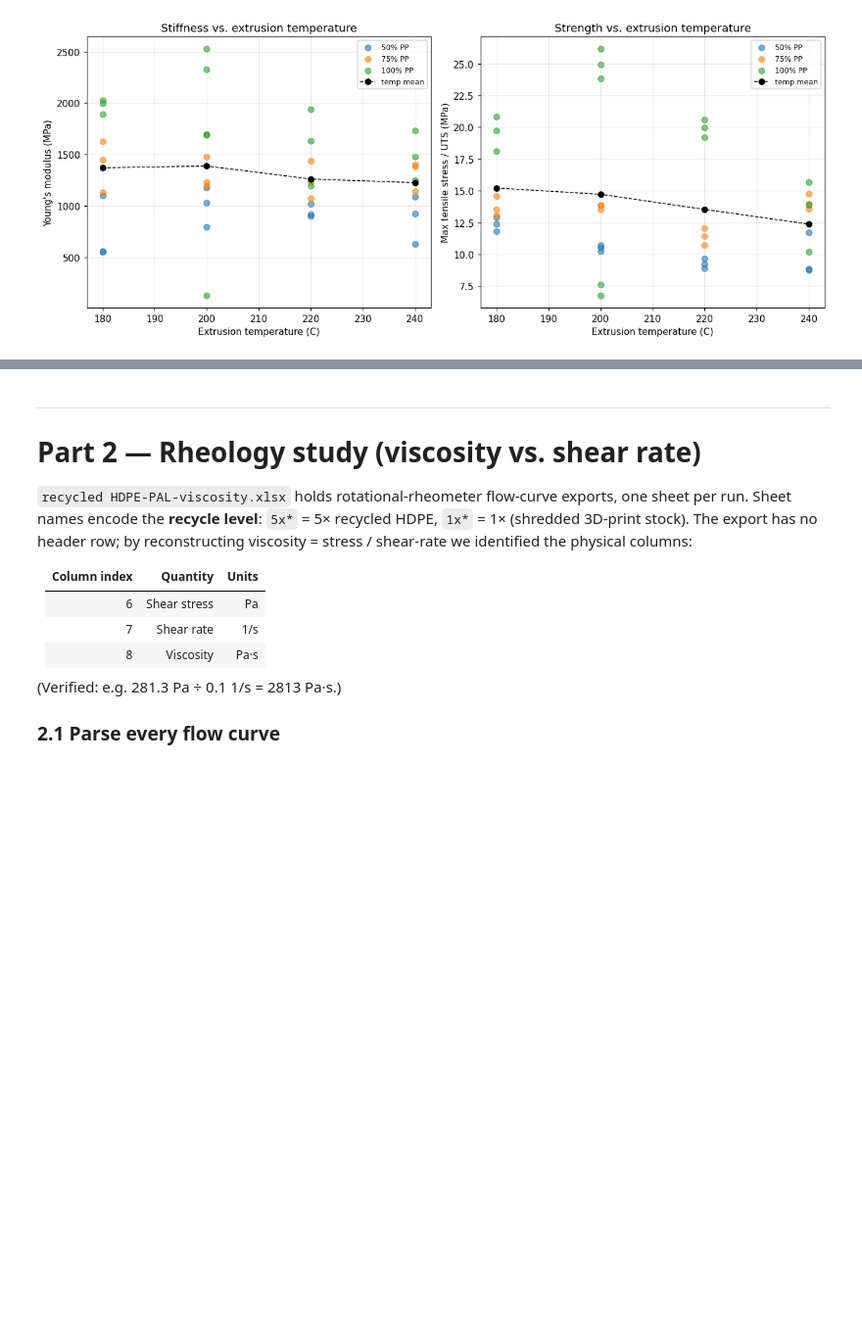
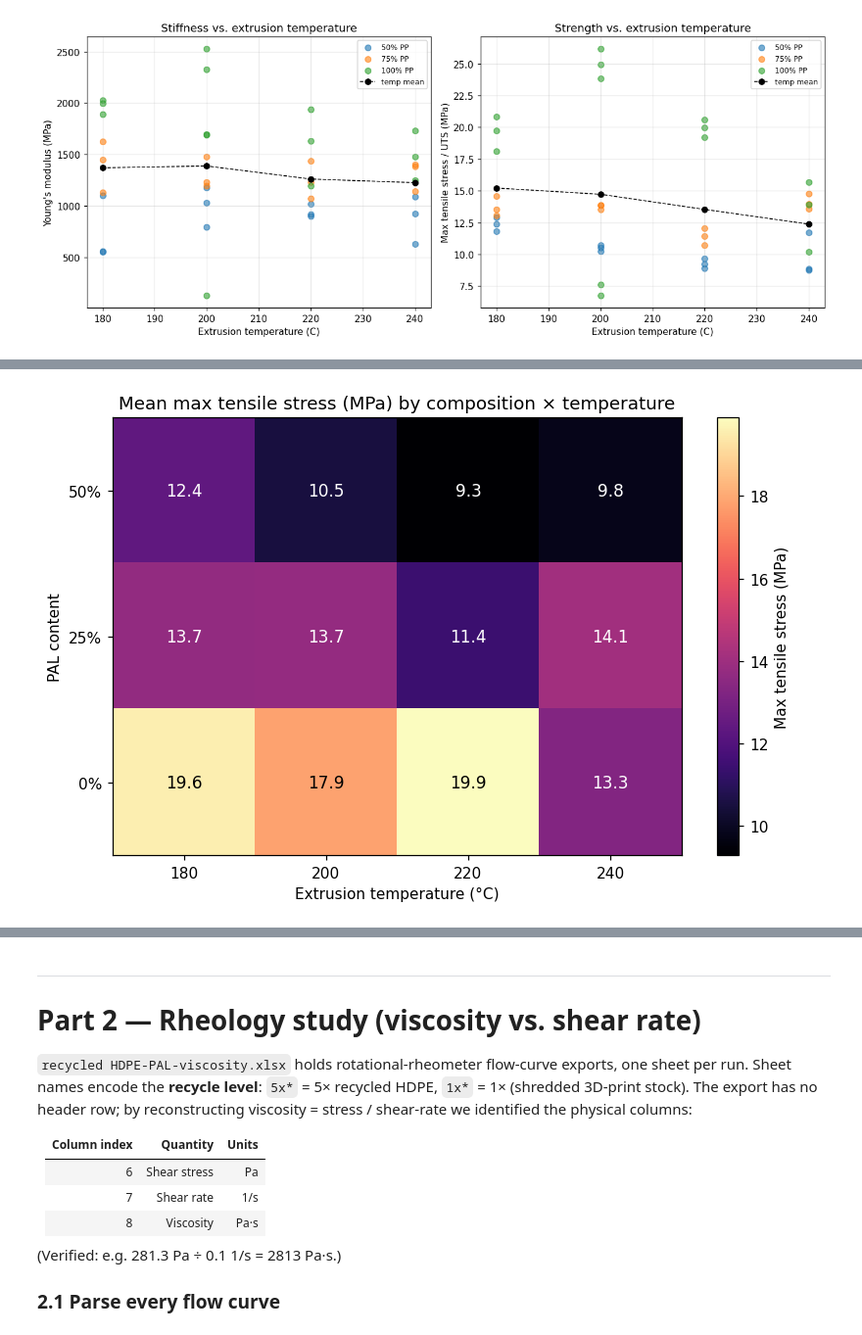
Before and after one commit to Chris1504-fdz/UIC_NU_Recycling, a Jupyter notebook: data_processing.ipynb, the cells around one changed output, grey strips where cells are left out. Shown at 98% size. Drawn from its saved outputs; the diff is of its cells as text; code cells hidden in the pictures; blank space fills up the shorter version.

```diff
--- a/data_processing.ipynb
+++ b/data_processing.ipynb
@@ -316,0 +326,20 @@ plt.show()
+# %%
+# Extract (PAL%, extrusion temperature, max tensile stress) for every specimen and grid it.
+# The design is a full 3x4 grid: PAL% in {0, 25, 50} x temp in {180, 200, 220, 240},
+# every cell populated (~3 replicates), so it maps cleanly to a heatmap / surface.
+design = (tensile_summary
+          .groupby(["pal_pct", "extr_temp_C"], as_index=False)
+          .agg(max_stress_mean=("max_tensile_stress_MPa", "mean"),
+               max_stress_std=("max_tensile_stress_MPa", "std"),
+               modulus_mean=("young_modulus_MPa", "mean"),
+               n=("replicate", "count")))
+design.to_csv(PROC / "tensile" / "design_space_summary.csv", index=False)
+
+# Axis order: temperatures ascending; PAL% descending so high-PAL is the top row.
+temps = sorted(tensile_summary["extr_temp_C"].unique())
+pals  = sorted(tensile_summary["pal_pct"].unique(), reverse=True)
+
+grid_stress = (design.pivot(index="pal_pct", columns="extr_temp_C", values="max_stress_mean")
+                     .reindex(index=pals, columns=temps))
+print("Mean max tensile stress (MPa) — rows = PAL%, cols = extrusion temp (°C):")
+grid_stress.round(2)
@@ -316,0 +353,28 @@ plt.show()
+# %%
+# Heatmap: mean max tensile stress over the PAL% x extrusion-temperature grid.
+# Max stress is a MAGNITUDE -> single-hue perceptually-uniform (CVD-safe) sequential map,
+# with each cell directly labeled and a labeled colorbar (no rainbow).
+M = grid_stress.reindex(index=pals, columns=temps).values
+
+fig, ax = plt.subplots(figsize=(7.5, 5))
+im = ax.imshow(M, cmap="magma", aspect="auto")
+ax.set_xticks(range(len(temps)), [f"{int(t)}" for t in temps])
+ax.set_yticks(range(len(pals)),  [f"{int(p)}%" for p in pals])
+ax.set_xlabel("Extrusion temperature (°C)")
+ax.set_ylabel("PAL content")
+ax.set_title("Mean max tensile stress (MPa) by composition × temperature")
+
+mid = (np.nanmin(M) + np.nanmax(M)) / 2
+for i in range(len(pals)):
+    for j in range(len(temps)):
+        v = M[i, j]
+        if not np.isnan(v):
+            ax.text(j, i, f"{v:.1f}", ha="center", va="center", fontsize=11,
+                    color="white" if v < mid else "black")
+
+fig.colorbar(im, ax=ax).set_label("Max tensile stress (MPa)")
+fig.tight_layout()
+fig.savefig(FIG_DIR / "tensile_maxstress_heatmap.png", dpi=150)
+plt.show()
+# %% [output]
+[figure, added]
```
Also changed, not shown: parts of 5 cells of this notebook, 4 other files.
